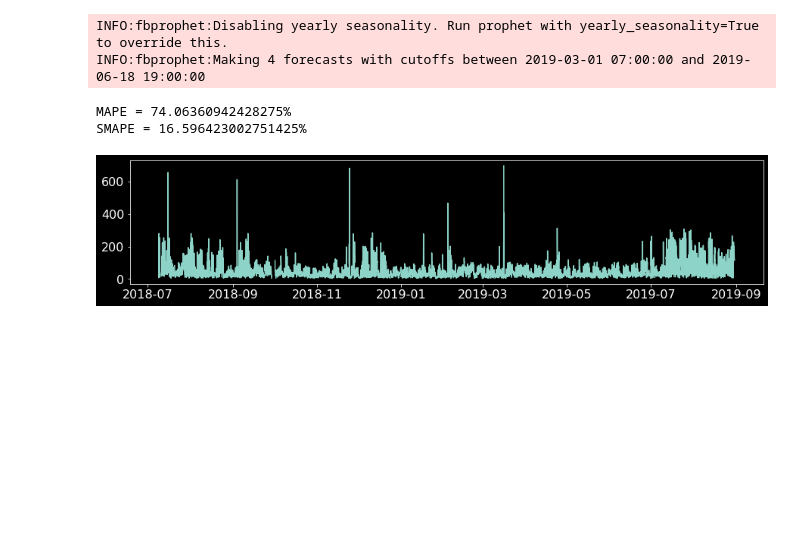
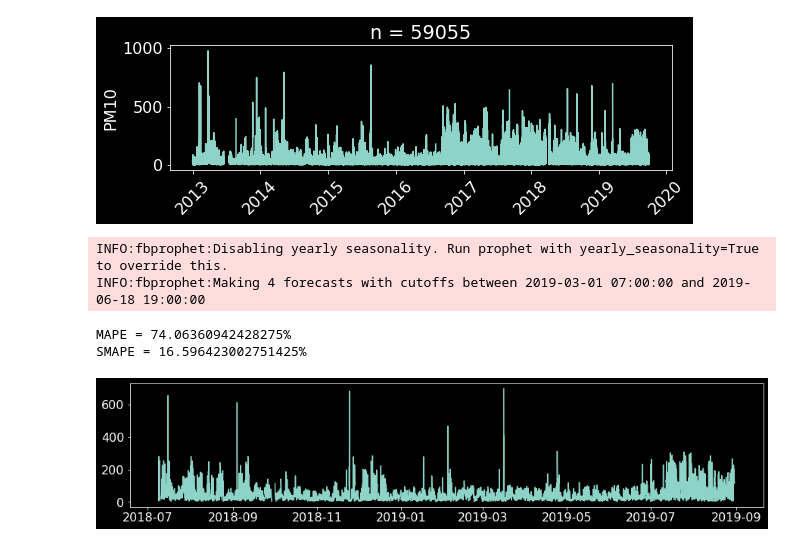
Before and after one commit to aety/insight, a Jupyter notebook: RATP/air/detailValidate.ipynb, the cells around one changed output. Cells and saved outputs as stored; diff of their text form; code cells hidden in the pictures; blank space fills up the shorter version.

Commit message:
added new figures

```diff
--- a/RATP/air/detailValidate.ipynb
+++ b/RATP/air/detailValidate.ipynb
@@ -0,0 +1,36 @@
+# %%
+# load JSON
+import json
+import pandas as pd
+import numpy as np
+
+# hourly data
+data = pd.read_pickle('franklin-d-roosevelt/airQualityDataframe-franklin-d-roosevelt-PM10.pkl')
+data = data.sort_values(by=['ds'])
+data['just_date'] = data['ds'].dt.date
+temp = data.iloc[-1,:]
+firstDate = temp['just_date']
+
+import matplotlib.pyplot as plt
+import matplotlib
+plt.style.use('dark_background')
+font = {'size': 16,             # font setting
+       'weight':'normal'}       # font setting
+matplotlib.rc('font', **font)   # font setting
+
+#length = 10000
+#data = data[-10001:-1]
+
+length = 'all'
+data = data
+
+pd.plotting.register_matplotlib_converters() # this resolves some issues with data type
+plt.figure(figsize=(9,3))
+plt.plot(data['ds'],data['y'])
+plt.title('n = ' + str(len(data)))
+plt.ylabel('PM10')
+plt.setp(plt.gca().xaxis.get_majorticklabels(),'rotation', 45)
+plt.gcf().subplots_adjust(bottom=0.3)
+plt.savefig('detailValidate_pre_' + str(length) + '.png',transparent=True)
+# %% [output]
+[figure, added]
```
Also changed, not shown: parts of 2 cells of this notebook, 2 other files.
